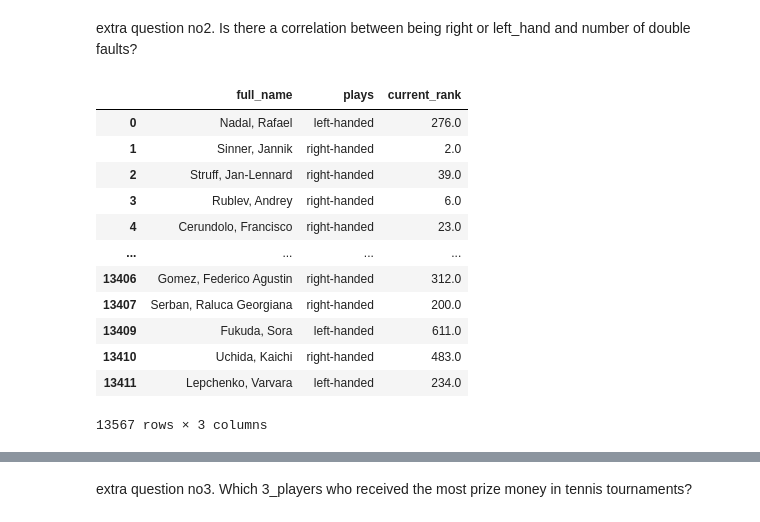
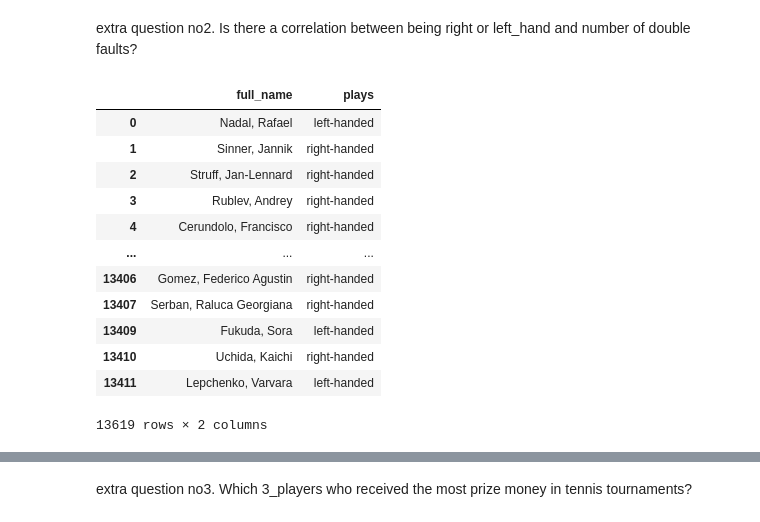
Before and after one commit to mahdieyehalavi/tennisMatchProject, a Jupyter notebook: part1.ipynb, the cells around one changed output, grey strips where cells are left out. Drawn from its saved outputs; the diff is of its cells as text; code cells hidden in the pictures.

```diff
--- a/part1.ipynb
+++ b/part1.ipynb
@@ -259,23 +251,22 @@ There is a weak corrilation between players experiance and there rank
 extra question no2.
 Is there a correlation between being right or left_hand and number of double faults?
 # %%
-match_home_team_height_rank_df=match_home_team_df.iloc[:,[17,9,14]]
-match_away_team_height_rank_df=match_away_team_df.iloc[:,[17,9,14]]
-match_away_team_height_rank_df
-height_rank_player=pd.concat([match_home_team_height_rank_df,match_away_team_height_rank_df])
-height_rank_player.drop_duplicates()
-height_rank_player.dropna()
+match_home_team_name_hand_df=match_home_team_df.iloc[:,[17,9]]
+match_away_team_name_hand_df=match_away_team_df.iloc[:,[17,9]]
+name_hand_player=pd.concat([match_home_team_name_hand_df,match_away_team_name_hand_df])
+name_hand_player.drop_duplicates()
+name_hand_player.dropna()
 # %% [output]
-|  | full_name | plays | current_rank |
-| 0 | Nadal, Rafael | left-handed | 276.0 |
-| 1 | Sinner, Jannik | right-handed | 2.0 |
-| 2 | Struff, Jan-Lennard | right-handed | 39.0 |
-| 3 | Rublev, Andrey | right-handed | 6.0 |
-| 4 | Cerundolo, Francisco | right-handed | 23.0 |
-| ... | ... | ... | ... |
-| 13406 | Gomez, Federico Agustin | right-handed | 312.0 |
-| 13407 | Serban, Raluca Georgiana | right-handed | 200.0 |
-| 13409 | Fukuda, Sora | left-handed | 611.0 |
-| 13410 | Uchida, Kaichi | right-handed | 483.0 |
-| 13411 | Lepchenko, Varvara | left-handed | 234.0 |
+|  | full_name | plays |
+| 0 | Nadal, Rafael | left-handed |
+| 1 | Sinner, Jannik | right-handed |
+| 2 | Struff, Jan-Lennard | right-handed |
+| 3 | Rublev, Andrey | right-handed |
+| 4 | Cerundolo, Francisco | right-handed |
+| ... | ... | ... |
+| 13406 | Gomez, Federico Agustin | right-handed |
+| 13407 | Serban, Raluca Georgiana | right-handed |
+| 13409 | Fukuda, Sora | left-handed |
+| 13410 | Uchida, Kaichi | right-handed |
+| 13411 | Lepchenko, Varvara | left-handed |
-13567 rows × 3 columns
+13619 rows × 2 columns
```
Also changed, not shown: parts of 4 cells of this notebook.
